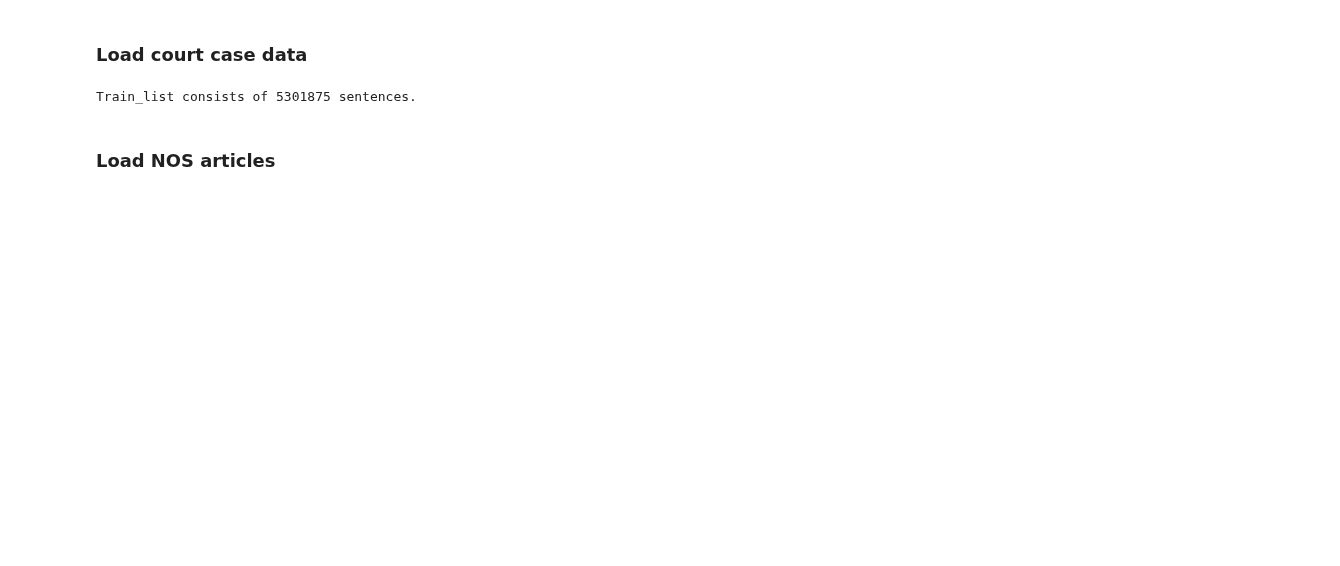
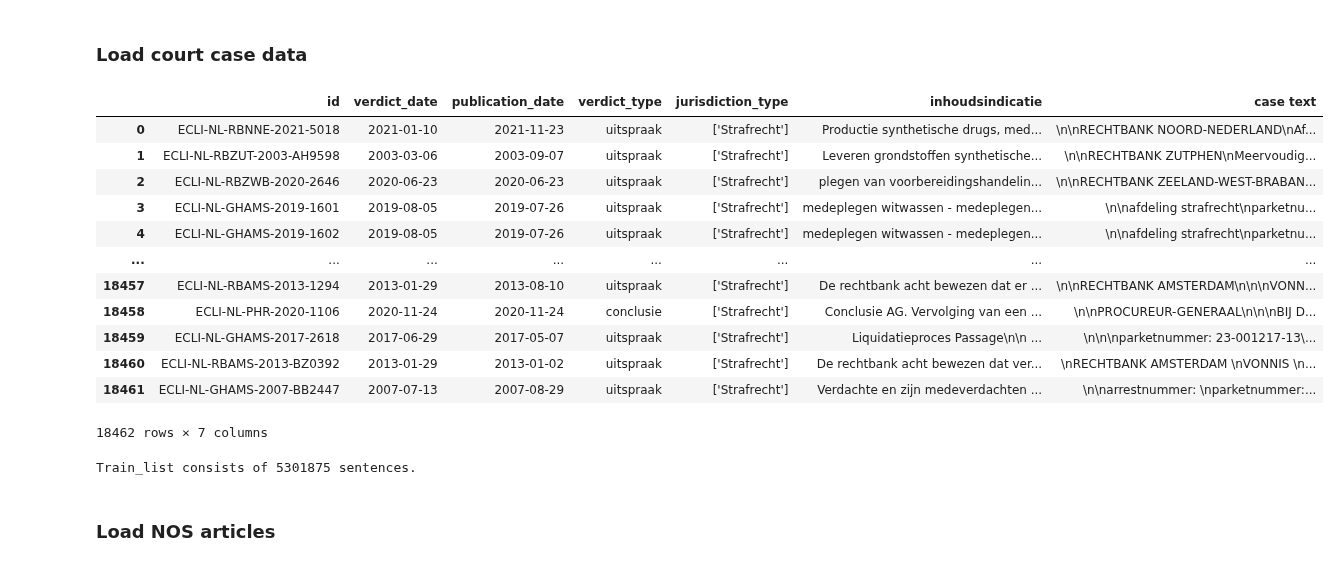
Before and after one commit to bloemetjesgordijn/Master-thesis, a Jupyter notebook: Train Geocoding.ipynb, the cells around one changed output. Cells and saved outputs as stored; diff of their text form; code cells hidden in the pictures; blank space fills up the shorter version.

```diff
--- a/Train Geocoding.ipynb
+++ b/Train Geocoding.ipynb
@@ -23,6 +23,22 @@ def split_text_in_chunks(doc):
 ### Load court case data
 # %%
 merged_df = pd.read_pickle("merged_df.pkl")
+# %%
+merged_df
+# %% [output]
+|  | id | verdict_date | publication_date | verdict_type | jurisdiction_type | inhoudsindicatie | case text |
+| 0 | ECLI-NL-RBNNE-2021-5018 | 2021-01-10 | 2021-11-23 | uitspraak | ['Strafrecht'] | Productie synthetische drugs, med... | \n\nRECHTBANK NOORD-NEDERLAND\nAf... |
+| 1 | ECLI-NL-RBZUT-2003-AH9598 | 2003-03-06 | 2003-09-07 | uitspraak | ['Strafrecht'] | Leveren grondstoffen synthetische... | \n\nRECHTBANK ZUTPHEN\nMeervoudig... |
+| 2 | ECLI-NL-RBZWB-2020-2646 | 2020-06-23 | 2020-06-23 | uitspraak | ['Strafrecht'] | plegen van voorbereidingshandelin... | \n\nRECHTBANK ZEELAND-WEST-BRABAN... |
+| 3 | ECLI-NL-GHAMS-2019-1601 | 2019-08-05 | 2019-07-26 | uitspraak | ['Strafrecht'] | medeplegen witwassen - medeplegen... | \n\nafdeling strafrecht\nparketnu... |
+| 4 | ECLI-NL-GHAMS-2019-1602 | 2019-08-05 | 2019-07-26 | uitspraak | ['Strafrecht'] | medeplegen witwassen - medeplegen... | \n\nafdeling strafrecht\nparketnu... |
+| ... | ... | ... | ... | ... | ... | ... | ... |
+| 18457 | ECLI-NL-RBAMS-2013-1294 | 2013-01-29 | 2013-08-10 | uitspraak | ['Strafrecht'] | De rechtbank acht bewezen dat er ... | \n\nRECHTBANK AMSTERDAM\n\n\nVONN... |
+| 18458 | ECLI-NL-PHR-2020-1106 | 2020-11-24 | 2020-11-24 | conclusie | ['Strafrecht'] | Conclusie AG. Vervolging van een ... | \n\nPROCUREUR-GENERAAL\n\n\nBIJ D... |
+| 18459 | ECLI-NL-GHAMS-2017-2618 | 2017-06-29 | 2017-05-07 | uitspraak | ['Strafrecht'] | Liquidatieproces Passage\n\n ... | \n\n\nparketnummer: 23-001217-13\... |
+| 18460 | ECLI-NL-RBAMS-2013-BZ0392 | 2013-01-29 | 2013-01-02 | uitspraak | ['Strafrecht'] | De rechtbank acht bewezen dat ver... | \nRECHTBANK AMSTERDAM \nVONNIS \n... |
+| 18461 | ECLI-NL-GHAMS-2007-BB2447 | 2007-07-13 | 2007-08-29 | uitspraak | ['Strafrecht'] | Verdachte en zijn medeverdachten ... | \n\narrestnummer: \nparketnummer:... |
+18462 rows × 7 columns
 # %%
 for index, row in merged_df.iterrows():
     doc = row['case text']
```
Also changed, not shown: parts of 4 cells of this notebook, 6 other files.
